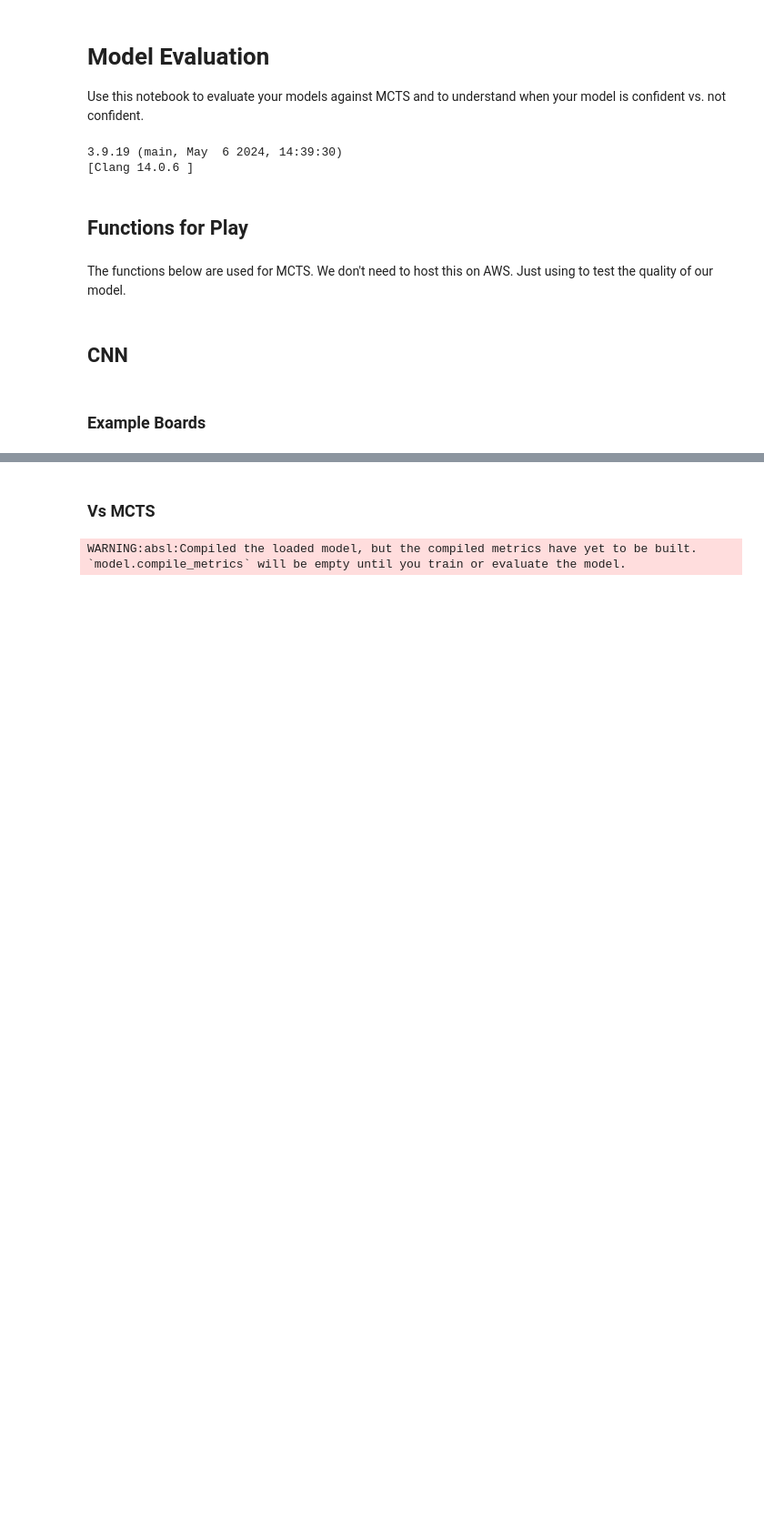
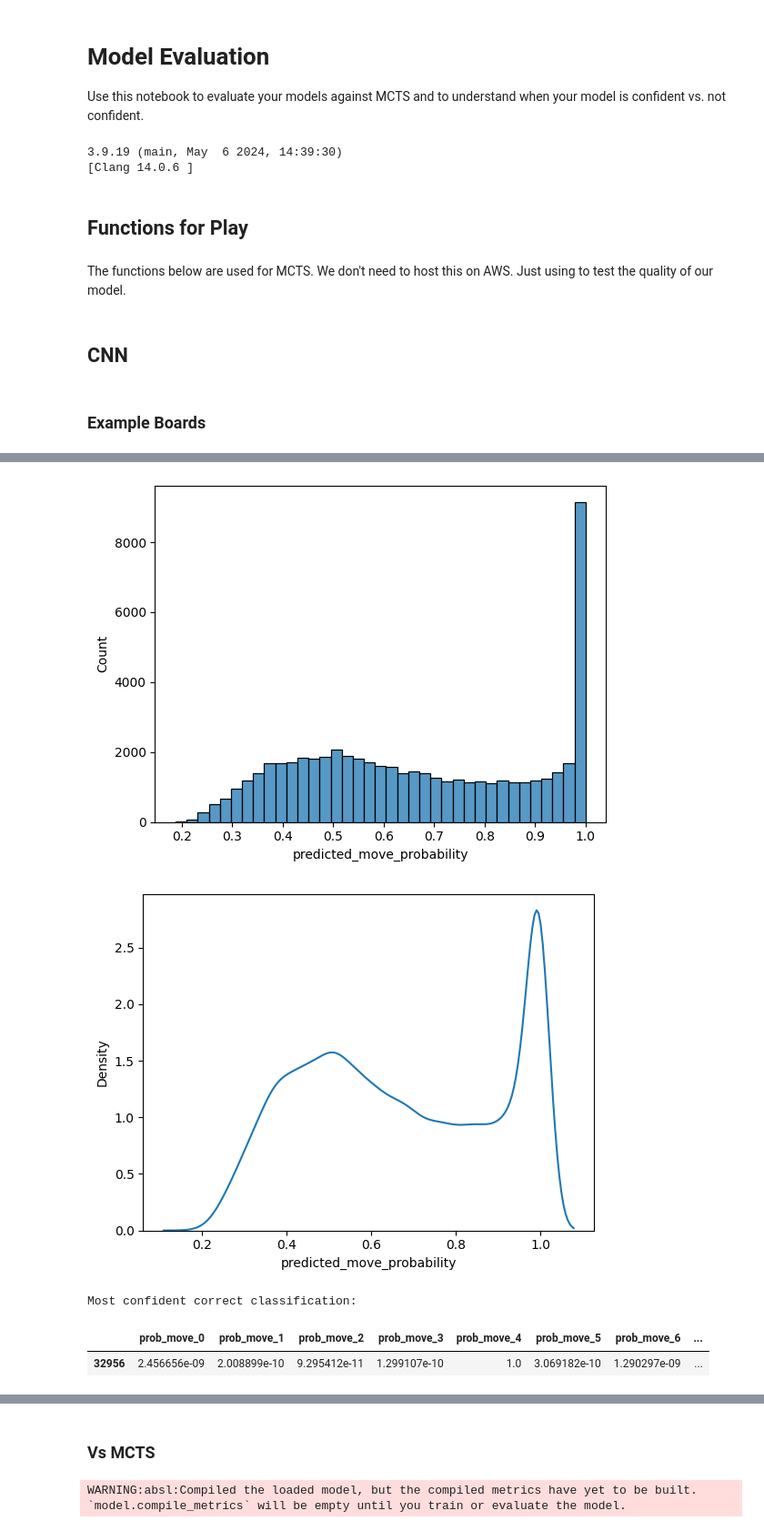
Before and after one commit to kzapalac/Connect4, a Jupyter notebook: model_evaluation.ipynb, the cells around one changed output, grey strips where cells are left out. Shown at 91% size. Cells and saved outputs as stored; diff of their text form; code cells hidden in the pictures; blank space fills up the shorter version.

```diff
--- a/model_evaluation.ipynb
+++ b/model_evaluation.ipynb
@@ -450,0 +516,24 @@ def mcts(board_temp,color0,nsteps):
+# %%
+# boards classified well and confident
+confident_correct_classifications = y_hat_df[
+    y_hat_df['predicted_move']==y_hat_df['actual_move']
+    ].sort_values(by='predicted_move_probability', ascending=False)
+
+# distribution of predicted move probabilities
+sns.histplot(x=confident_correct_classifications['predicted_move_probability'])
+plt.show()
+sns.kdeplot(x=confident_correct_classifications['predicted_move_probability'])
+plt.show()
+# don't need to plot actual move probabilities since they're the same here
+
+# plot the least confident board and compare what the predicted and actual move was
+most_confident_correct_classification = confident_correct_classifications.head(1)
+print('Most confident correct classification:')
+display(most_confident_correct_classification)
+plot_connect4(most_confident_correct_classification['x'].iloc[0])
+# %% [output]
+[figure, added]
+[figure, added]
+Most confident correct classification:
+|  | prob_move_0 | prob_move_1 | prob_move_2 | prob_move_3 | prob_move_4 | prob_move_5 | prob_move_6 | ... |
+| 32956 | 2.456656e-09 | 2.008899e-10 | 9.295412e-11 | 1.299107e-10 | 1.0 | 3.069182e-10 | 1.290297e-09 | ... |
```
Also changed, not shown: parts of 9 cells of this notebook.
